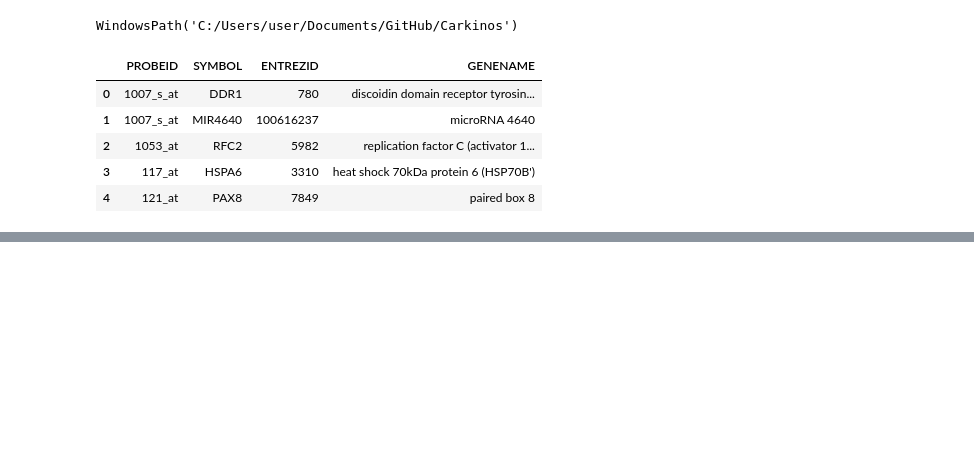
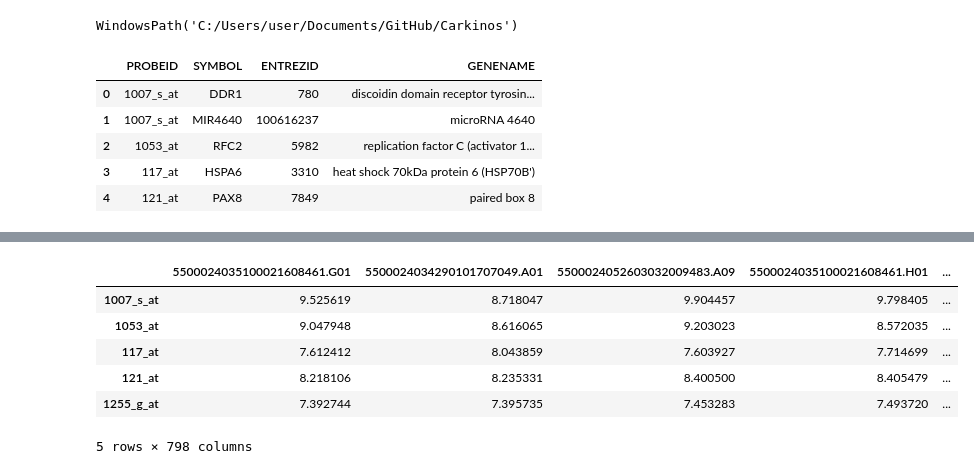
Before and after one commit to LeeYiFang/Carkinos, a Jupyter notebook: src/input_scripts.ipynb, the cells around one changed output, grey strips where cells are left out. Cells and saved outputs as stored; diff of their text form; code cells hidden in the pictures; blank space fills up the shorter version.

```diff
--- a/src/input_scripts.ipynb
+++ b/src/input_scripts.ipynb
@@ -60,7 +60,17 @@ sample_raw_data_df.index.name = None
 # %%
 sample_raw_data_df = sample_raw_data_df.iloc[:, 1:]
 # %%
-sample_raw_data_df.columns = [col[:-len('.CEL.gz')] for col in sample_raw_data_df.columns]
+sample_raw_data_df.columns = [col[11:-len('.CEL.gz')] for col in sample_raw_data_df.columns]
 sample_raw_data_df = sample_raw_data_df.loc[:, sample_info_df['name']]
 sample_raw_data_df = sample_raw_data_df.reindex(pd.unique(plat_info_df.PROBEID))
+# %%
+sample_raw_data_df.head()
+# %% [output]
+|  | 5500024035100021608461.G01 | 5500024034290101707049.A01 | 5500024052603032009483.A09 | 5500024035100021608461.H01 | ... |
+| 1007_s_at | 9.525619 | 8.718047 | 9.904457 | 9.798405 | ... |
+| 1053_at | 9.047948 | 8.616065 | 9.203023 | 8.572035 | ... |
+| 117_at | 7.612412 | 8.043859 | 7.603927 | 7.714699 | ... |
+| 121_at | 8.218106 | 8.235331 | 8.400500 | 8.405479 | ... |
+| 1255_g_at | 7.392744 | 7.395735 | 7.453283 | 7.493720 | ... |
+5 rows × 798 columns
 # %%
```
Also changed, not shown: parts of 4 cells of this notebook, 7 other files.
